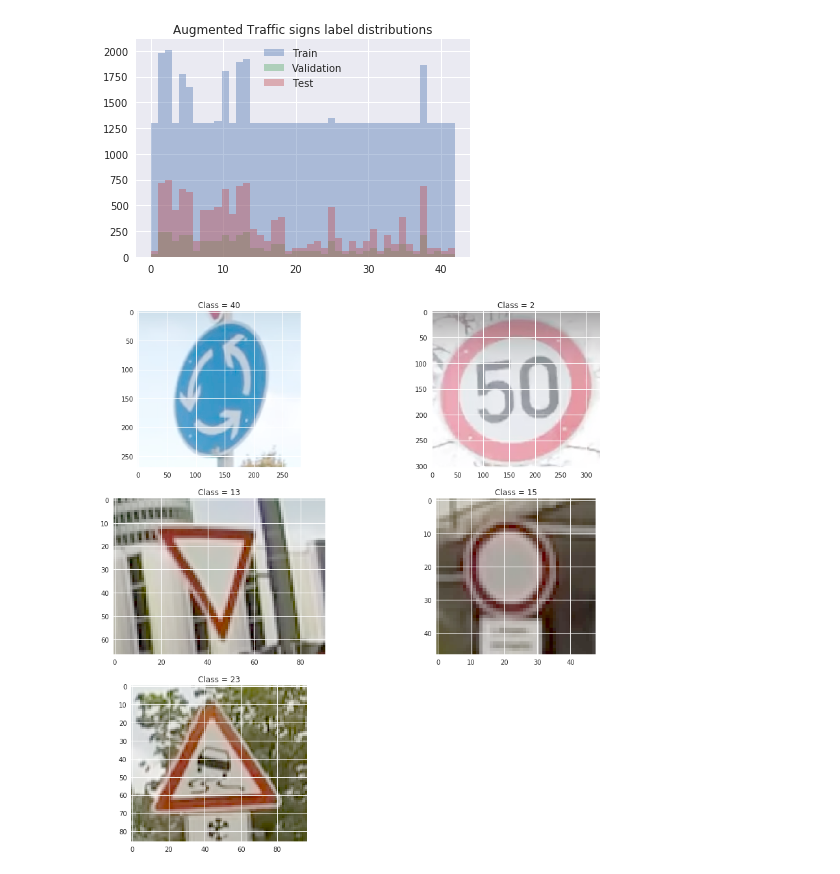
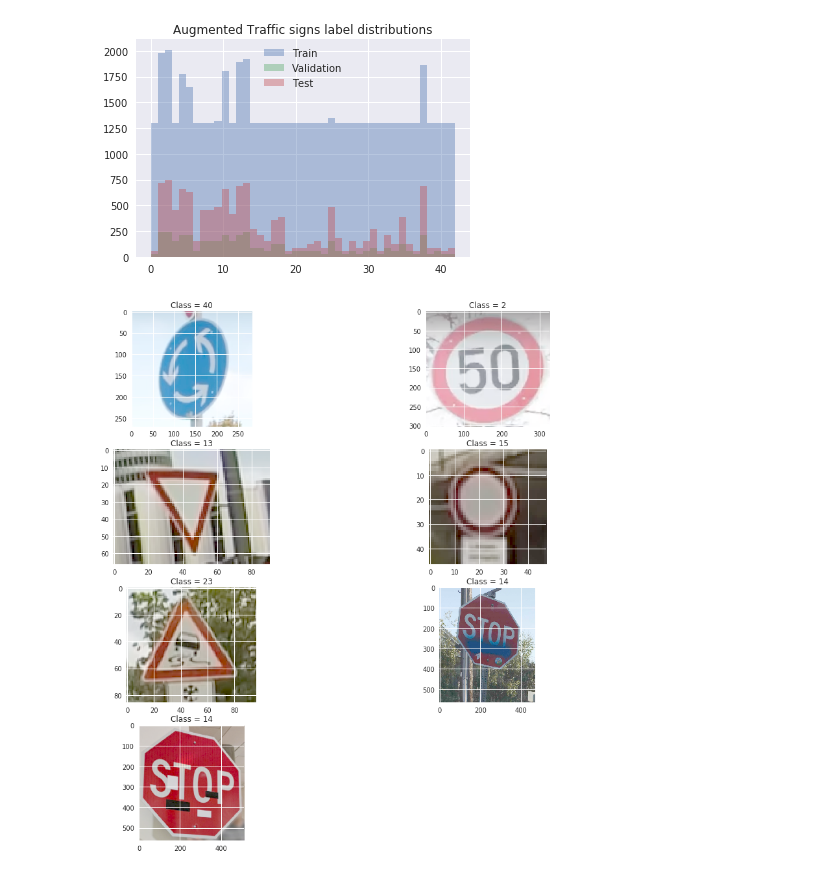
Before and after one commit to parinp/CarND-Traffic-Sign-Classifier-Project, a Jupyter notebook: Images.ipynb, the cells around one changed output. Cells and saved outputs as stored; diff of their text form; code cells hidden in the pictures.

```diff
--- a/Images.ipynb
+++ b/Images.ipynb
@@ -110,20 +113,20 @@ plt.savefig('readme_files/aug.png')
 # %%
 import glob
 import imageio
 
-test_labels = np.array([40,2,13,15,23])
+test_labels = np.array([40,2,13,15,23,14,14])
 plt.figure(figsize = (15,15))
 i=1
 for name in sorted(glob.glob('Test_Images/img?.PNG')):
 
-    plt.subplot(3,2,i)
+    plt.subplot(4,2,i)
     img = imageio.imread(name).astype(np.uint8)
     plt.title('Class = '+ str(test_labels[i-1]))
     plt.imshow(img)
     i+=1
 
 plt.savefig('readme_files/new.png')
 
 plt.show()
 # %% [output]
-[figure, old version]
+[figure, new version]
```
Also changed, not shown: parts of 10 cells of this notebook.
